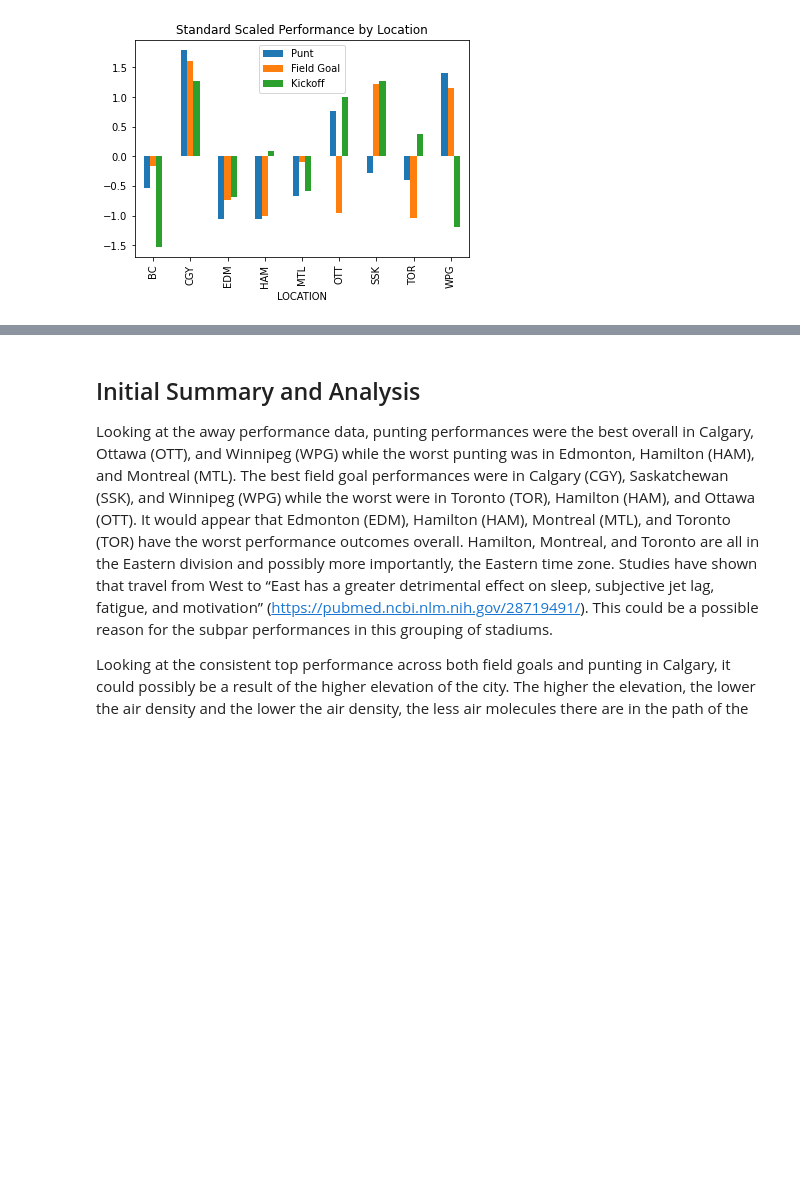
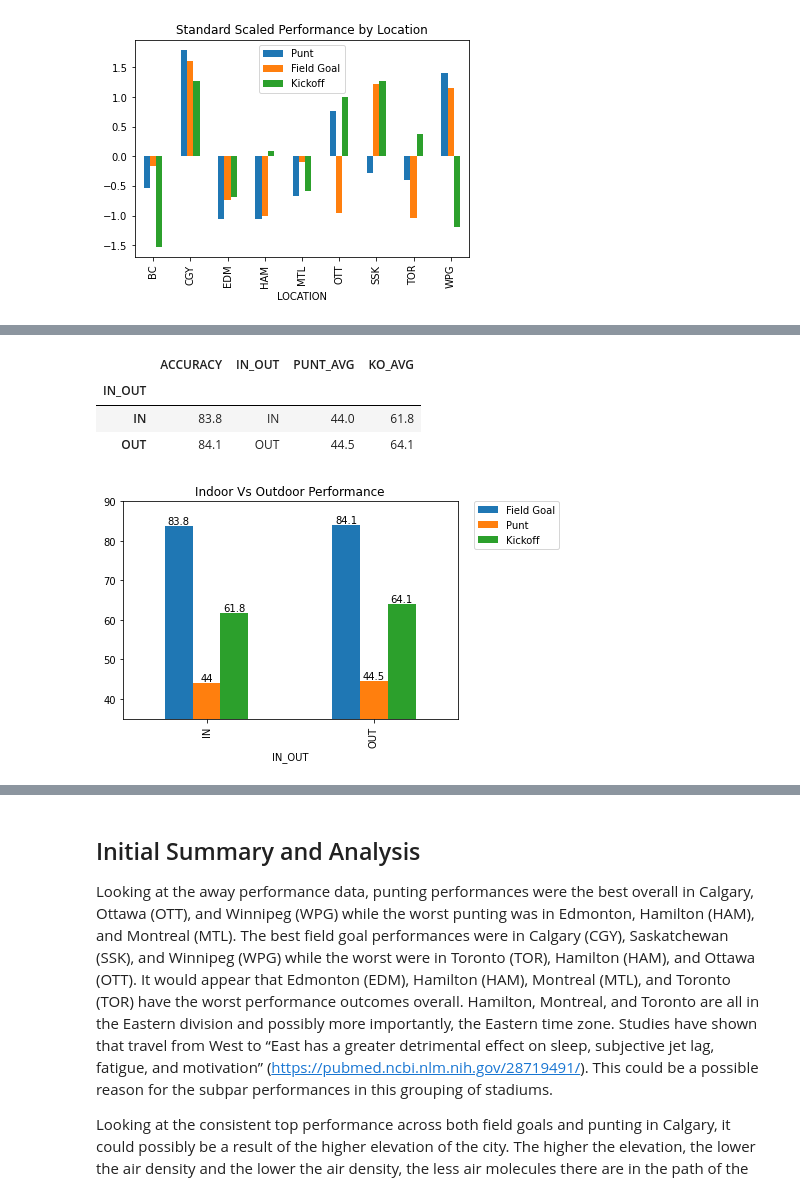
Before and after one commit to huuugh18/Programming-In-Python, a Jupyter notebook: CorseWork/CW2/Final_Project.ipynb, the cells around one changed output, grey strips where cells are left out. Saved outputs shown, nothing was run; the diff lists cells and outputs as text; code cells hidden in the pictures; blank space fills up the shorter version.

```diff
--- a/CorseWork/CW2/Final_Project.ipynb
+++ b/CorseWork/CW2/Final_Project.ipynb
@@ -888,0 +698,32 @@ These visualizations do not provide much insight into the data but show that fur
+# %%
+df_away_punt_inout_agg = get_location_punt_averages(df_away_punt_inout, 'IN_OUT')
+df_away_fg_inout_agg = get_location_fg_accuracies(df_away_fg_inout, 'IN_OUT')
+df_away_ko_inout_agg = get_location_ko_averages(df_away_ko_inout, 'IN_OUT')
+
+
+df_in_out_agg = pd.concat([df_away_fg_inout_agg, df_away_punt_inout_agg, df_away_ko_inout_agg], axis=1)
+df_in_out_agg = df_in_out_agg.loc[:,~df_in_out_agg.columns.duplicated()]
+
+df_in_out_agg
+# %% [output]
+|  | ACCURACY | IN_OUT | PUNT_AVG | KO_AVG |
+| IN_OUT |  |  |  |  |
+| IN | 83.8 | IN | 44.0 | 61.8 |
+| OUT | 84.1 | OUT | 44.5 | 64.1 |
+# %%
+ax12 = df_in_out_agg.plot.bar(
+      title='Indoor Vs Outdoor Performance',
+      x='IN_OUT',
+      y=['ACCURACY','PUNT_AVG','KO_AVG']
+   )
+ax12.set_ylim(35, 90)
+ax12.legend(
+      bbox_to_anchor=(1.05, 1),
+      loc='upper left',
+      borderaxespad=0.,
+      labels=['Field Goal','Punt','Kickoff']
+   )
+for container in ax12.containers:
+   ax12.bar_label(container)
+# %% [output]
+[figure, added]
```
Also changed, not shown: parts of 94 cells of this notebook.
